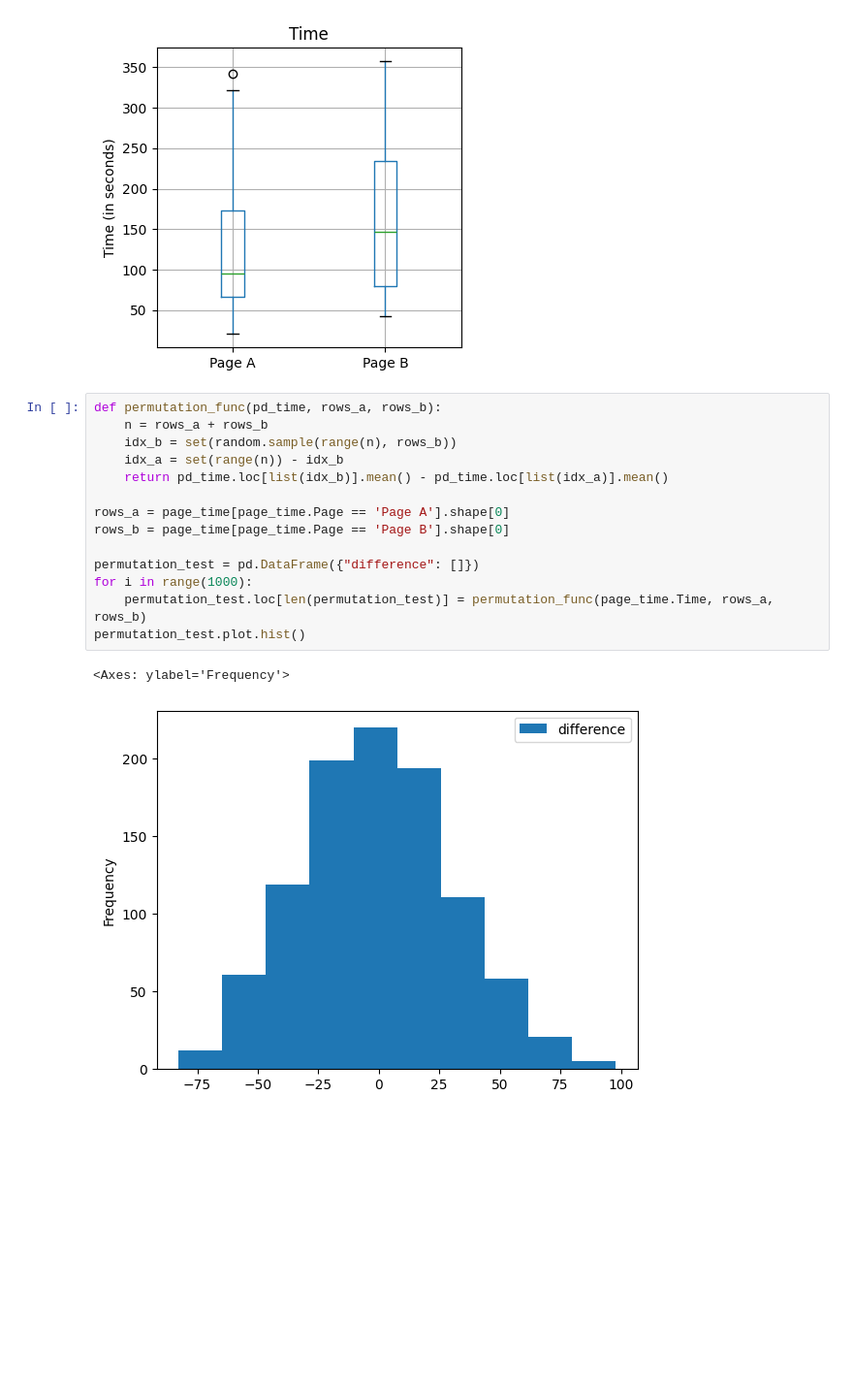
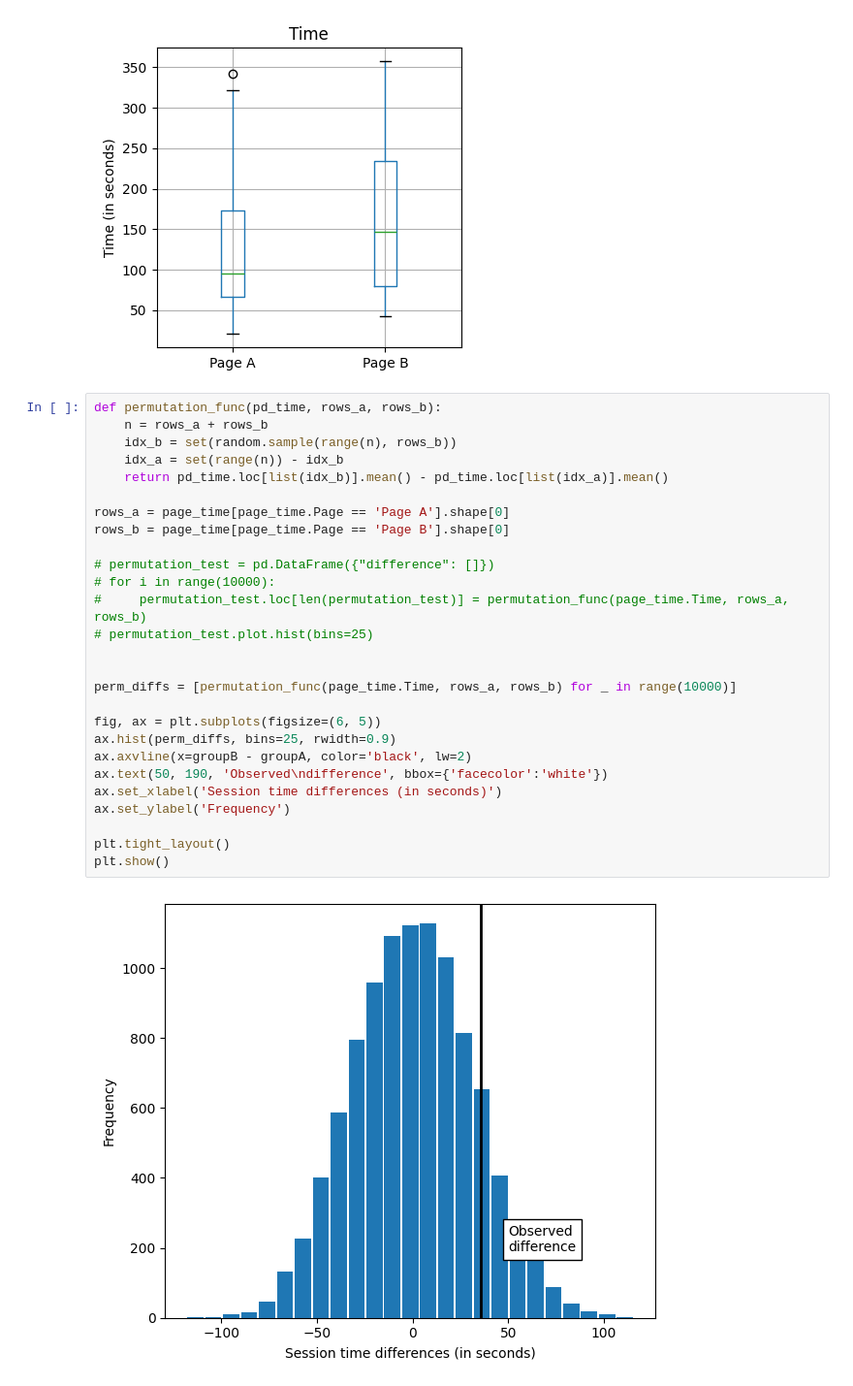
Before and after one commit to NurmukhamedKZ/Data-Projects, a Jupyter notebook: Practical_statistics/Chapter3.ipynb, the cells around one changed output. Shown at 97% size. Drawn from its saved outputs; the diff is of its cells as text; blank space fills up the shorter version.

```diff
--- a/Practical_statistics/Chapter3.ipynb
+++ b/Practical_statistics/Chapter3.ipynb
@@ -51,17 +51,29 @@ plt.show()
 # %%
 def permutation_func(pd_time, rows_a, rows_b):
     n = rows_a + rows_b
     idx_b = set(random.sample(range(n), rows_b))
     idx_a = set(range(n)) - idx_b
     return pd_time.loc[list(idx_b)].mean() - pd_time.loc[list(idx_a)].mean()
 
 rows_a = page_time[page_time.Page == 'Page A'].shape[0]
 rows_b = page_time[page_time.Page == 'Page B'].shape[0]
 
-permutation_test = pd.DataFrame({"difference": []})
-for i in range(1000):
-    permutation_test.loc[len(permutation_test)] = permutation_func(page_time.Time, rows_a, rows_b)
-permutation_test.plot.hist()
+# permutation_test = pd.DataFrame({"difference": []})
+# for i in range(10000):
+#     permutation_test.loc[len(permutation_test)] = permutation_func(page_time.Time, rows_a, rows_b)
+# permutation_test.plot.hist(bins=25)
+
+
+perm_diffs = [permutation_func(page_time.Time, rows_a, rows_b) for _ in range(10000)]
+
+fig, ax = plt.subplots(figsize=(6, 5))
+ax.hist(perm_diffs, bins=25, rwidth=0.9)
+ax.axvline(x=groupB - groupA, color='black', lw=2)
+ax.text(50, 190, 'Observed\ndifference', bbox={'facecolor':'white'})
+ax.set_xlabel('Session time differences (in seconds)')
+ax.set_ylabel('Frequency')
+
+plt.tight_layout()
+plt.show()
 # %% [output]
-<Axes: ylabel='Frequency'>
-[figure, old version]
+[figure, new version]
```
Also changed, not shown: parts of 1 cell of this notebook.
